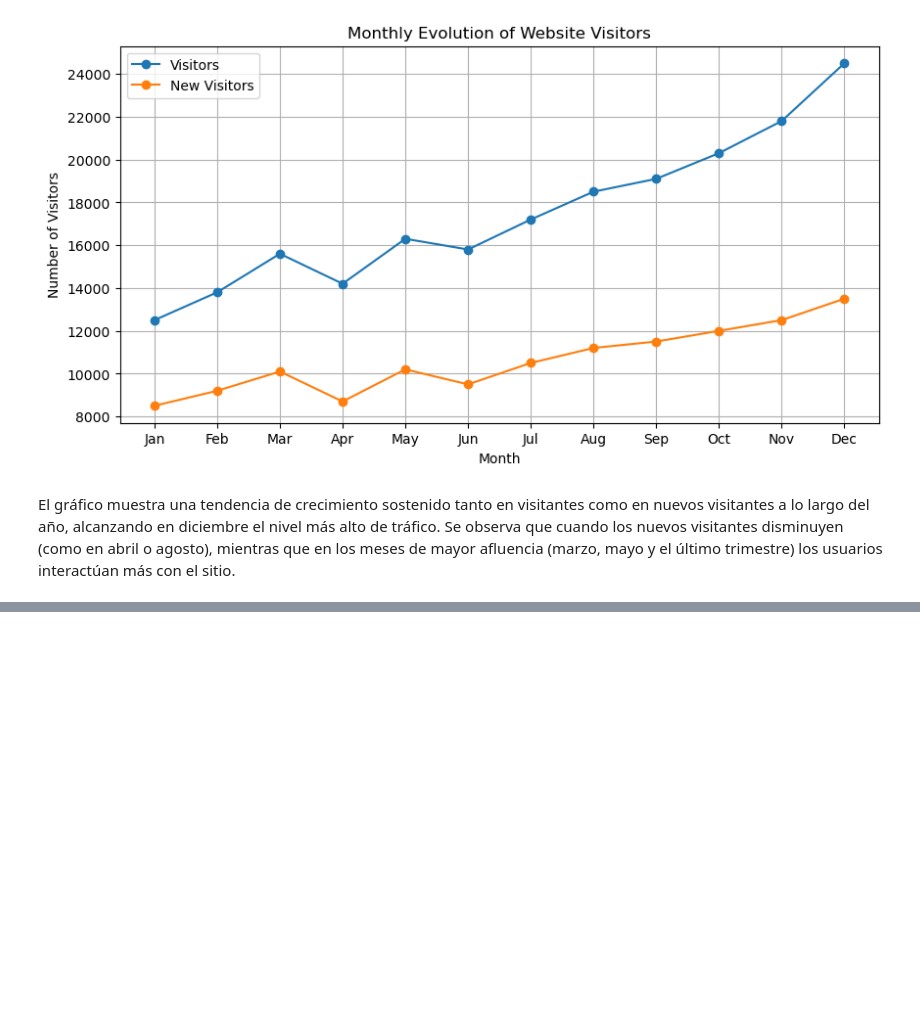
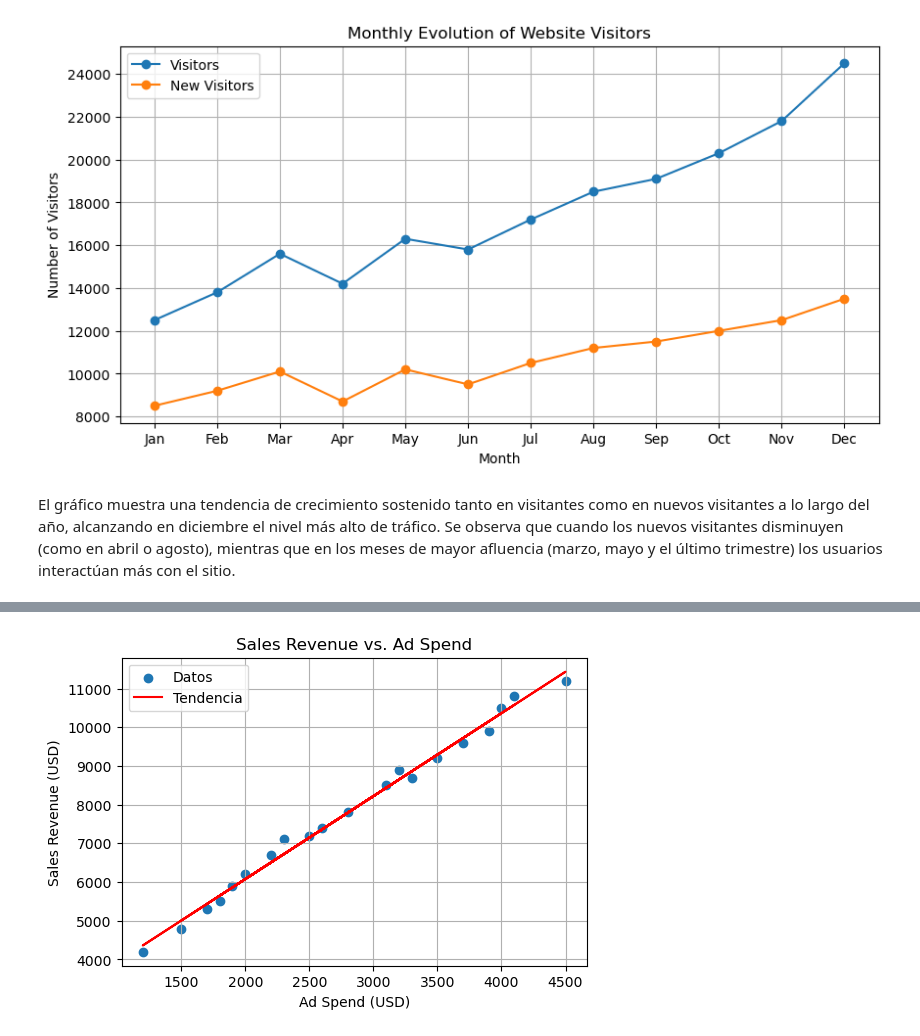
Before and after one commit to Martin0506/Taller3_BigData, a Jupyter notebook: Taller3.ipynb, the cells around one changed output, grey strips where cells are left out. Saved outputs shown, nothing was run; the diff lists cells and outputs as text; code cells hidden in the pictures; blank space fills up the shorter version.

```diff
--- a/Taller3.ipynb
+++ b/Taller3.ipynb
@@ -210,0 +224,10 @@ El gráfico muestra una tendencia de crecimiento sostenido tanto en visitantes c
+# %%
+import pandas as pd
+
+# Read the marketing campaigns dataset
+marketing_df = pd.read_csv("marketing_campaigns.csv")
+
+# Display the first few rows for exploration
+print(marketing_df.head())
+print(marketing_df.info())
+print(marketing_df.describe())
@@ -210,0 +252,23 @@ El gráfico muestra una tendencia de crecimiento sostenido tanto en visitantes c
+# %%
+import matplotlib.pyplot as plt
+import numpy as np
+
+# === Scatter + Trendline: Sales Revenue vs. Ad Spend ===
+x = marketing_df['Ad_Spend_USD']
+y = marketing_df['Sales_Revenue_USD']
+
+plt.figure(figsize=(6,4))
+plt.scatter(x, y, label="Datos")
+
+# Calcular línea de tendencia (regresión lineal)
+m, b = np.polyfit(x, y, 1)   # pendiente y intercepto
+plt.plot(x, m*x + b, color="red", label="Tendencia")
+
+plt.xlabel("Ad Spend (USD)")
+plt.ylabel("Sales Revenue (USD)")
+plt.title("Sales Revenue vs. Ad Spend")
+plt.legend()
+plt.grid(True)
+plt.show()
+# %% [output]
+[figure, added]
```
Also changed, not shown: parts of 7 cells of this notebook, 1 other file.
